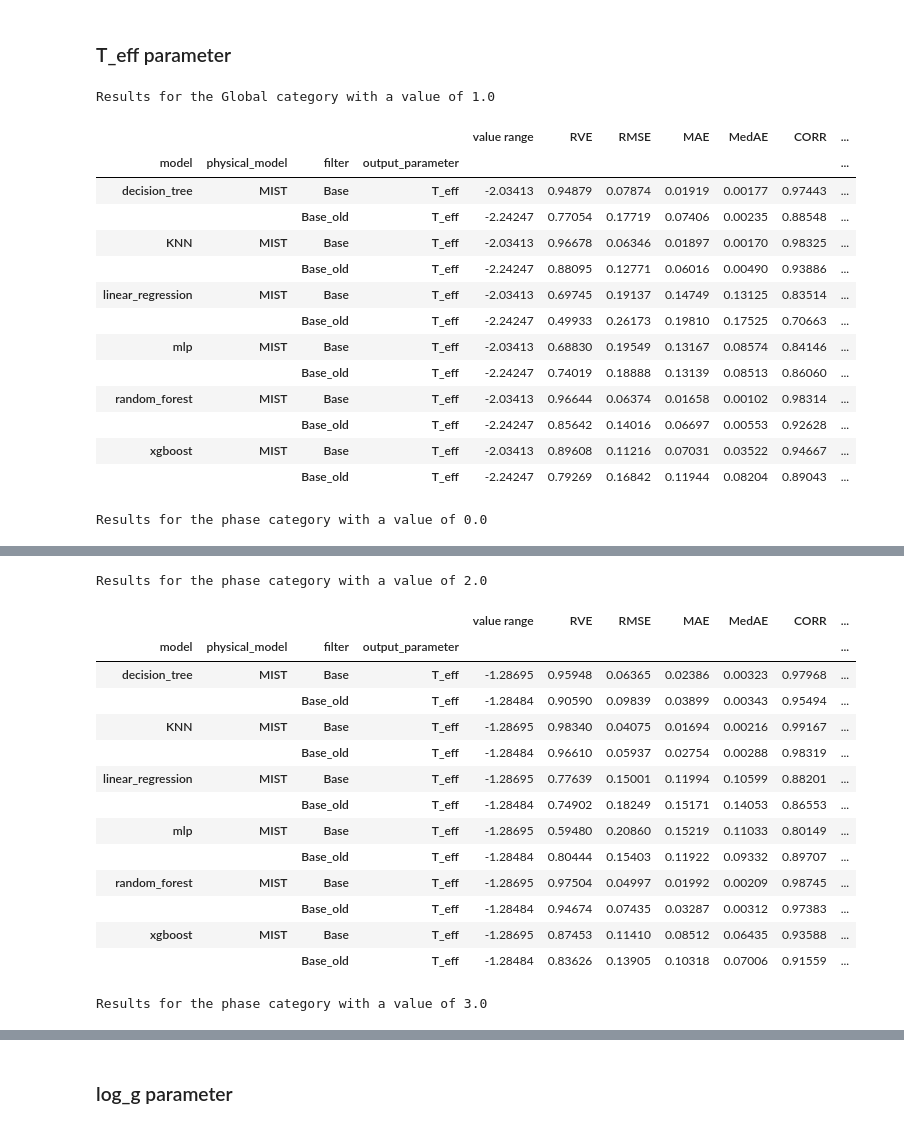
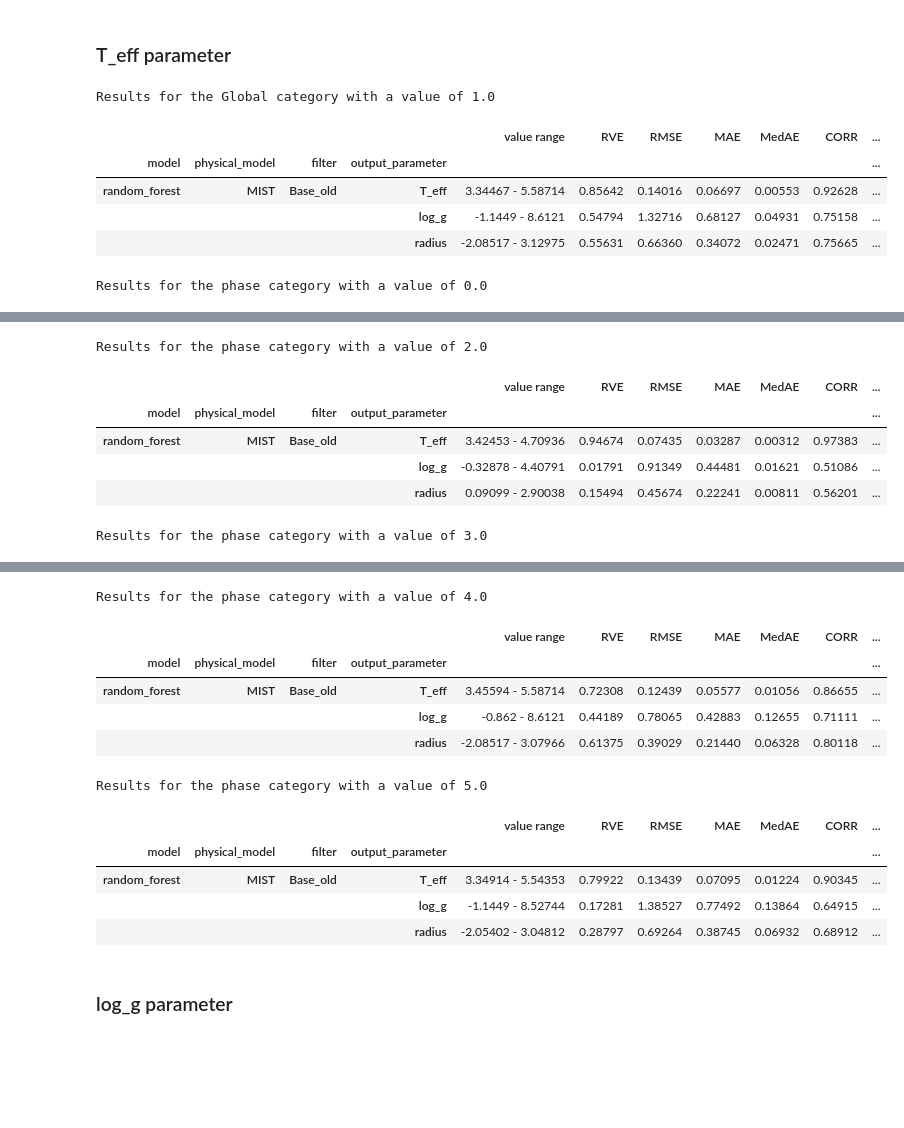
Before and after one commit to anpirott/thesis, a Jupyter notebook: notebooks/ML/method_ML/model_B/default_models/MIST/compare_model_results.ipynb, the cells around one changed output, grey strips where cells are left out. Drawn from its saved outputs; the diff is of its cells as text; code cells hidden in the pictures; blank space fills up the shorter version.

```diff
--- a/notebooks/ML/method_ML/model_B/default_models/MIST/compare_model_results.ipynb
+++ b/notebooks/ML/method_ML/model_B/default_models/MIST/compare_model_results.ipynb
@@ -168,27 +168,18 @@ log_L  : Range : -3.33 - 7.069, Mean : 3.0533, Median : 3.4128
 # %% [markdown]
 ### T_eff parameter
 # %%
-compare_metrics(path,
-                output_parameters=["T_eff"],
+compare_metrics(path, value_rounding=5,
+                output_parameters=["T_eff", "log_g", "radius"],
                 physical_models=["MIST"],
-                data_filters=["Base", "Base_old"],
-                value_rounding=5)
+                model_names=["random_forest"],
+                data_filters=["Base_old"])
 # %% [output]
 Results for the Global category with a value of 1.0
 |  |  |  |  | value range | RVE | RMSE | MAE | MedAE | CORR | ... |
 | model | physical_model | filter | output_parameter |  |  |  |  |  |  | ... |
-| decision_tree | MIST | Base | T_eff | -2.03413 | 0.94879 | 0.07874 | 0.01919 | 0.00177 | 0.97443 | ... |
-|  |  | Base_old | T_eff | -2.24247 | 0.77054 | 0.17719 | 0.07406 | 0.00235 | 0.88548 | ... |
-| KNN | MIST | Base | T_eff | -2.03413 | 0.96678 | 0.06346 | 0.01897 | 0.00170 | 0.98325 | ... |
-|  |  | Base_old | T_eff | -2.24247 | 0.88095 | 0.12771 | 0.06016 | 0.00490 | 0.93886 | ... |
-| linear_regression | MIST | Base | T_eff | -2.03413 | 0.69745 | 0.19137 | 0.14749 | 0.13125 | 0.83514 | ... |
-|  |  | Base_old | T_eff | -2.24247 | 0.49933 | 0.26173 | 0.19810 | 0.17525 | 0.70663 | ... |
-| mlp | MIST | Base | T_eff | -2.03413 | 0.68830 | 0.19549 | 0.13167 | 0.08574 | 0.84146 | ... |
-|  |  | Base_old | T_eff | -2.24247 | 0.74019 | 0.18888 | 0.13139 | 0.08513 | 0.86060 | ... |
-| random_forest | MIST | Base | T_eff | -2.03413 | 0.96644 | 0.06374 | 0.01658 | 0.00102 | 0.98314 | ... |
-|  |  | Base_old | T_eff | -2.24247 | 0.85642 | 0.14016 | 0.06697 | 0.00553 | 0.92628 | ... |
-| xgboost | MIST | Base | T_eff | -2.03413 | 0.89608 | 0.11216 | 0.07031 | 0.03522 | 0.94667 | ... |
-|  |  | Base_old | T_eff | -2.24247 | 0.79269 | 0.16842 | 0.11944 | 0.08204 | 0.89043 | ... |
+| random_forest | MIST | Base_old | T_eff | 3.34467 - 5.58714 | 0.85642 | 0.14016 | 0.06697 | 0.00553 | 0.92628 | ... |
+|  |  |  | log_g | -1.1449 - 8.6121 | 0.54794 | 1.32716 | 0.68127 | 0.04931 | 0.75158 | ... |
+|  |  |  | radius | -2.08517 - 3.12975 | 0.55631 | 0.66360 | 0.34072 | 0.02471 | 0.75665 | ... |
 Results for the phase category with a value of 0.0
 |  |  |  |  | value range | RVE | RMSE | MAE | MedAE | CORR | ... |
 | model | physical_model | filter | output_parameter |  |  |  |  |  |  | ... |
@@ -207,18 +189,9 @@ Results for the phase category with a value of 0.0
 Results for the phase category with a value of 2.0
 |  |  |  |  | value range | RVE | RMSE | MAE | MedAE | CORR | ... |
 | model | physical_model | filter | output_parameter |  |  |  |  |  |  | ... |
-| decision_tree | MIST | Base | T_eff | -1.28695 | 0.95948 | 0.06365 | 0.02386 | 0.00323 | 0.97968 | ... |
-|  |  | Base_old | T_eff | -1.28484 | 0.90590 | 0.09839 | 0.03899 | 0.00343 | 0.95494 | ... |
-| KNN | MIST | Base | T_eff | -1.28695 | 0.98340 | 0.04075 | 0.01694 | 0.00216 | 0.99167 | ... |
-|  |  | Base_old | T_eff | -1.28484 | 0.96610 | 0.05937 | 0.02754 | 0.00288 | 0.98319 | ... |
-| linear_regression | MIST | Base | T_eff | -1.28695 | 0.77639 | 0.15001 | 0.11994 | 0.10599 | 0.88201 | ... |
-|  |  | Base_old | T_eff | -1.28484 | 0.74902 | 0.18249 | 0.15171 | 0.14053 | 0.86553 | ... |
-| mlp | MIST | Base | T_eff | -1.28695 | 0.59480 | 0.20860 | 0.15219 | 0.11033 | 0.80149 | ... |
-|  |  | Base_old | T_eff | -1.28484 | 0.80444 | 0.15403 | 0.11922 | 0.09332 | 0.89707 | ... |
-| random_forest | MIST | Base | T_eff | -1.28695 | 0.97504 | 0.04997 | 0.01992 | 0.00209 | 0.98745 | ... |
-|  |  | Base_old | T_eff | -1.28484 | 0.94674 | 0.07435 | 0.03287 | 0.00312 | 0.97383 | ... |
-| xgboost | MIST | Base | T_eff | -1.28695 | 0.87453 | 0.11410 | 0.08512 | 0.06435 | 0.93588 | ... |
-|  |  | Base_old | T_eff | -1.28484 | 0.83626 | 0.13905 | 0.10318 | 0.07006 | 0.91559 | ... |
+| random_forest | MIST | Base_old | T_eff | 3.42453 - 4.70936 | 0.94674 | 0.07435 | 0.03287 | 0.00312 | 0.97383 | ... |
+|  |  |  | log_g | -0.32878 - 4.40791 | 0.01791 | 0.91349 | 0.44481 | 0.01621 | 0.51086 | ... |
+|  |  |  | radius | 0.09099 - 2.90038 | 0.15494 | 0.45674 | 0.22241 | 0.00811 | 0.56201 | ... |
 Results for the phase category with a value of 3.0
 |  |  |  |  | value range | RVE | RMSE | MAE | MedAE | CORR | ... |
 | model | physical_model | filter | output_parameter |  |  |  |  |  |  | ... |
@@ -237,3 +201,15 @@ Results for the phase category with a value of 3.0
+Results for the phase category with a value of 4.0
+|  |  |  |  | value range | RVE | RMSE | MAE | MedAE | CORR | ... |
+| model | physical_model | filter | output_parameter |  |  |  |  |  |  | ... |
+| random_forest | MIST | Base_old | T_eff | 3.45594 - 5.58714 | 0.72308 | 0.12439 | 0.05577 | 0.01056 | 0.86655 | ... |
+|  |  |  | log_g | -0.862 - 8.6121 | 0.44189 | 0.78065 | 0.42883 | 0.12655 | 0.71111 | ... |
+|  |  |  | radius | -2.08517 - 3.07966 | 0.61375 | 0.39029 | 0.21440 | 0.06328 | 0.80118 | ... |
+Results for the phase category with a value of 5.0
+|  |  |  |  | value range | RVE | RMSE | MAE | MedAE | CORR | ... |
+| model | physical_model | filter | output_parameter |  |  |  |  |  |  | ... |
+| random_forest | MIST | Base_old | T_eff | 3.34914 - 5.54353 | 0.79922 | 0.13439 | 0.07095 | 0.01224 | 0.90345 | ... |
+|  |  |  | log_g | -1.1449 - 8.52744 | 0.17281 | 1.38527 | 0.77492 | 0.13864 | 0.64915 | ... |
+|  |  |  | radius | -2.05402 - 3.04812 | 0.28797 | 0.69264 | 0.38745 | 0.06932 | 0.68912 | ... |
 # %% [markdown]
 ### log_g parameter
 # %%
```
Also changed, not shown: parts of 2 cells of this notebook, 13 other files.
